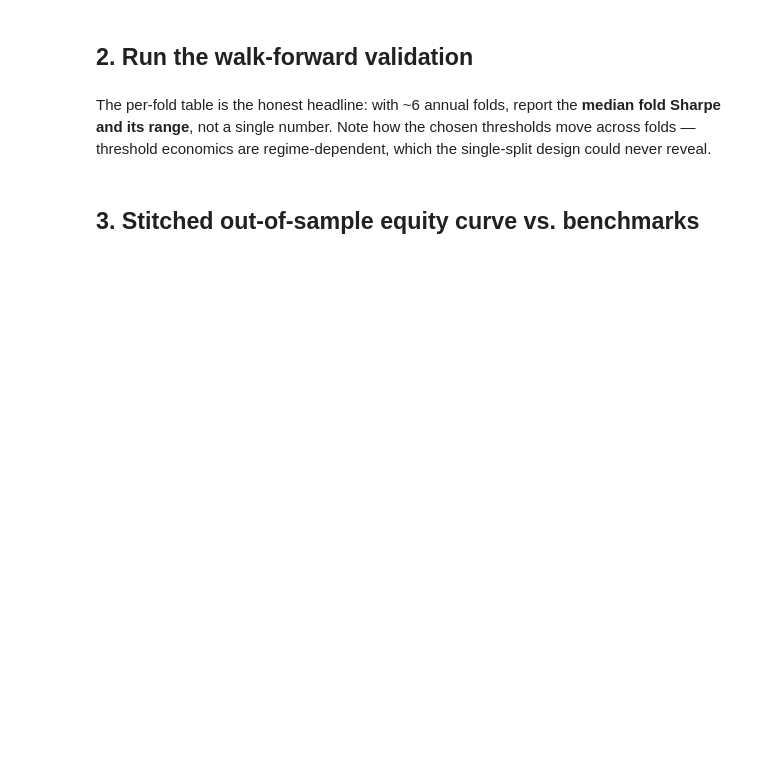
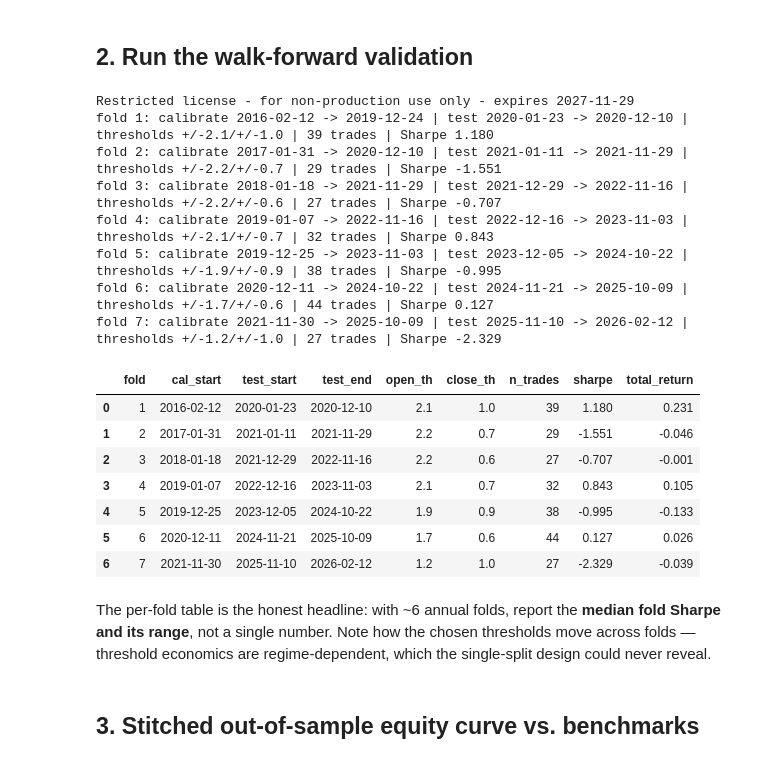
Before and after one commit to Edoardovona/multivariate-pairs-trading-coffee, a Jupyter notebook: notebooks/02_backtest_analysis.ipynb, the cells around one changed output. Drawn from its saved outputs; the diff is of its cells as text; code cells hidden in the pictures; blank space fills up the shorter version.

```diff
--- a/notebooks/02_backtest_analysis.ipynb
+++ b/notebooks/02_backtest_analysis.ipynb
@@ -70,19 +73,41 @@ print(f"Plateau thresholds for fold 1: open=±{plateau_open}, close=±{plateau_c
 # %% [markdown]
 ## 2. Run the walk-forward validation
 # %%
+CANDIDATES = [c for c in log_prices.columns
+              if c not in set(cfg["universe"]["exclude"]) | {ANCHOR}]
+
 result = walk_forward.run_walk_forward(
     log_prices, EQUITIES, ANCHOR, [ANCHOR, cfg["universe"]["sector_proxy"]],
     calibration_years=WF["calibration_years"],
     test_months=WF["test_months"],
     embargo_days=WF["embargo_days"],
     window=WINDOW,
     risk_aversion=cfg["strategy"]["risk_aversion"],
     transaction_cost=TC,
     risk_free_rate=RF,
     rolling_beta_window=cfg["strategy"]["rolling_beta_window"],
     solver=cfg["strategy"]["solver"],
+    candidates=CANDIDATES,          # per-fold basket re-selection
+    n_pairs=cfg["universe"]["n_pairs"],
 )
 result.folds.round(3)
+# %% [output]
+Restricted license - for non-production use only - expires 2027-11-29
+fold 1: calibrate 2016-02-12 -> 2019-12-24 | test 2020-01-23 -> 2020-12-10 | thresholds +/-2.1/+/-1.0 | 39 trades | Sharpe 1.180
+fold 2: calibrate 2017-01-31 -> 2020-12-10 | test 2021-01-11 -> 2021-11-29 | thresholds +/-2.2/+/-0.7 | 29 trades | Sharpe -1.551
+fold 3: calibrate 2018-01-18 -> 2021-11-29 | test 2021-12-29 -> 2022-11-16 | thresholds +/-2.2/+/-0.6 | 27 trades | Sharpe -0.707
+fold 4: calibrate 2019-01-07 -> 2022-11-16 | test 2022-12-16 -> 2023-11-03 | thresholds +/-2.1/+/-0.7 | 32 trades | Sharpe 0.843
+fold 5: calibrate 2019-12-25 -> 2023-11-03 | test 2023-12-05 -> 2024-10-22 | thresholds +/-1.9/+/-0.9 | 38 trades | Sharpe -0.995
+fold 6: calibrate 2020-12-11 -> 2024-10-22 | test 2024-11-21 -> 2025-10-09 | thresholds +/-1.7/+/-0.6 | 44 trades | Sharpe 0.127
+fold 7: calibrate 2021-11-30 -> 2025-10-09 | test 2025-11-10 -> 2026-02-12 | thresholds +/-1.2/+/-1.0 | 27 trades | Sharpe -2.329
+|  | fold | cal_start | test_start | test_end | open_th | close_th | n_trades | sharpe | total_return |
+| 0 | 1 | 2016-02-12 | 2020-01-23 | 2020-12-10 | 2.1 | 1.0 | 39 | 1.180 | 0.231 |
+| 1 | 2 | 2017-01-31 | 2021-01-11 | 2021-11-29 | 2.2 | 0.7 | 29 | -1.551 | -0.046 |
+| 2 | 3 | 2018-01-18 | 2021-12-29 | 2022-11-16 | 2.2 | 0.6 | 27 | -0.707 | -0.001 |
+| 3 | 4 | 2019-01-07 | 2022-12-16 | 2023-11-03 | 2.1 | 0.7 | 32 | 0.843 | 0.105 |
+| 4 | 5 | 2019-12-25 | 2023-12-05 | 2024-10-22 | 1.9 | 0.9 | 38 | -0.995 | -0.133 |
+| 5 | 6 | 2020-12-11 | 2024-11-21 | 2025-10-09 | 1.7 | 0.6 | 44 | 0.127 | 0.026 |
+| 6 | 7 | 2021-11-30 | 2025-11-10 | 2026-02-12 | 1.2 | 1.0 | 27 | -2.329 | -0.039 |
 # %% [markdown]
 The per-fold table is the honest headline: with ~6 annual folds, report the
 **median fold Sharpe and its range**, not a single number. Note how the
```
Also changed, not shown: parts of 6 cells of this notebook, 10 other files.
